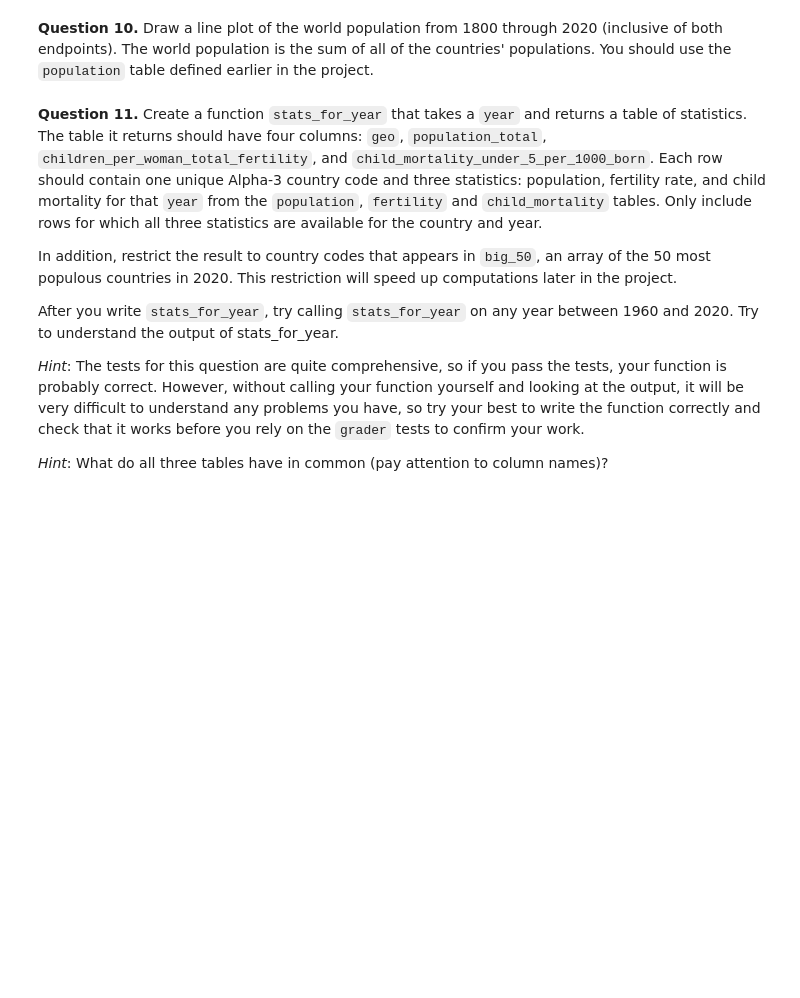
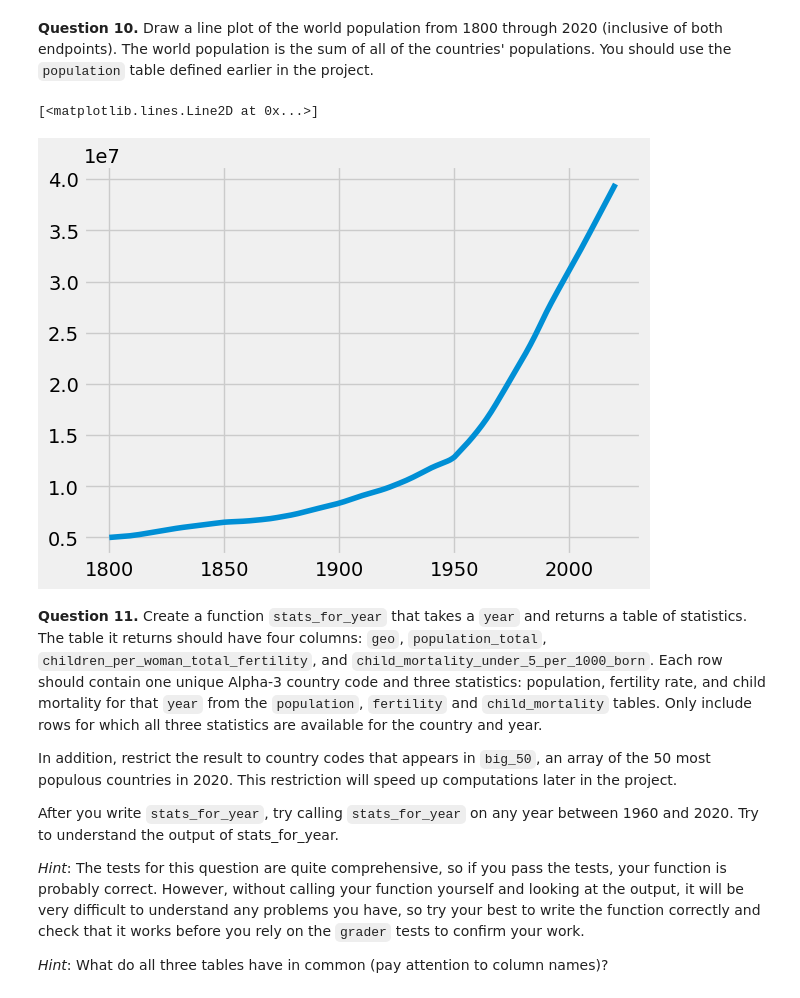
Before and after one commit to lochnes-007/WorldProgress, a Jupyter notebook: project1.ipynb, the cells around one changed output. Drawn from its saved outputs; the diff is of its cells as text; code cells hidden in the pictures; blank space fills up the shorter version.

```diff
--- a/project1.ipynb
+++ b/project1.ipynb
@@ -401,7 +405,13 @@ grader.check("q1_9")
 **Question 10.** Draw a line plot of the world population from 1800 through 2020 (inclusive of both endpoints). The world population is the sum of all of the countries' populations. You should use the `population` table defined earlier in the project.
 # %%
 #Fill in code here
-...
+# population.show(5)
+tbp = population.select("time", "population_total").group("time", collect=np.mean)
+
+plots.plot(tbp.column("time"), tbp.column("population_total mean"))
+# %% [output]
+[<matplotlib.lines.Line2D at 0x...>]
+[figure, added]
 # %% [markdown]
 <!-- END QUESTION -->
 
```
Also changed, not shown: parts of 11 cells of this notebook, 1 other file.
